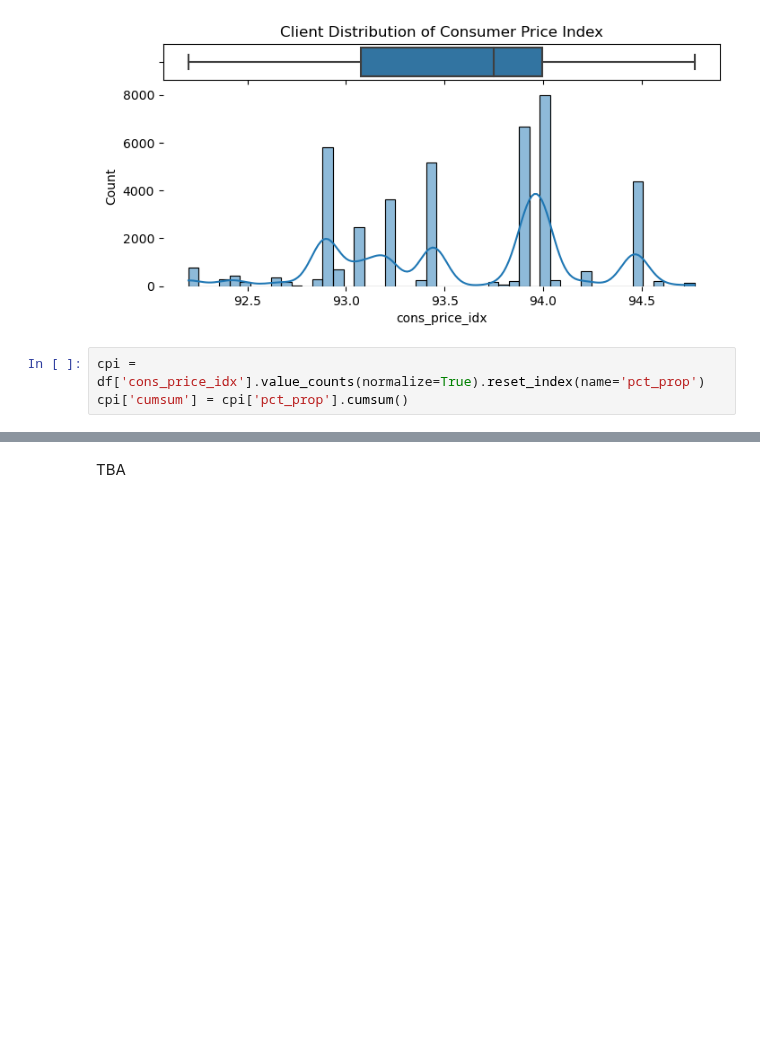
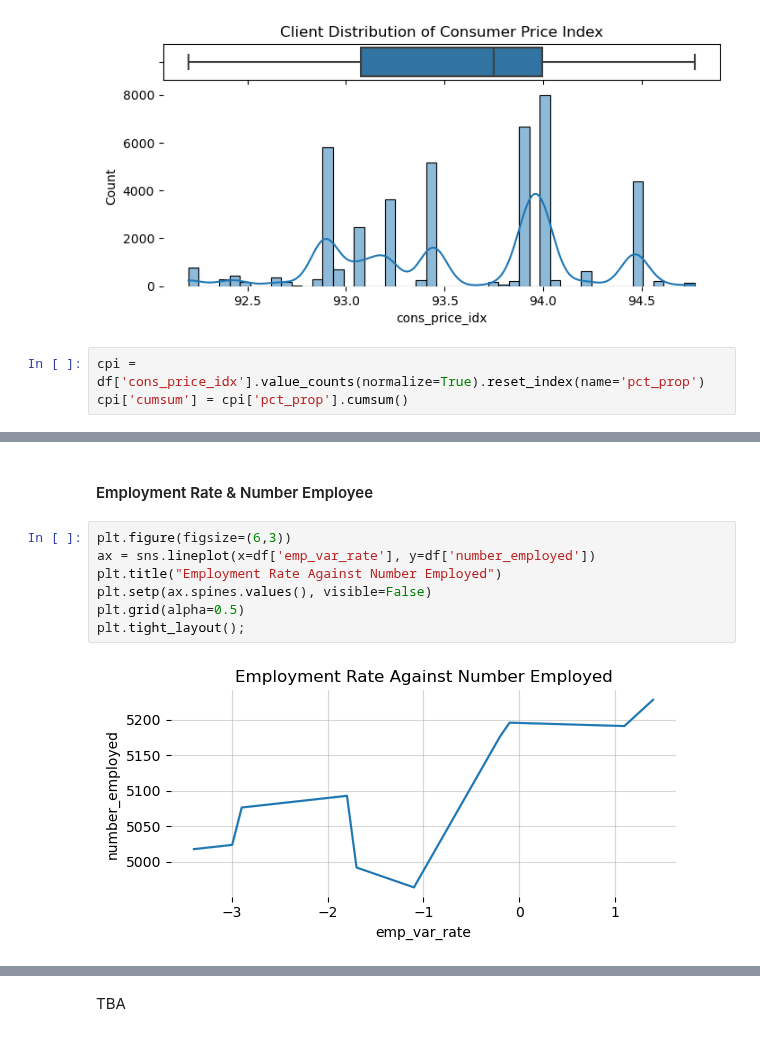
Before and after one commit to clarentcelsia/Analytics, a Jupyter notebook: ml/bank_telemarketing.ipynb, the cells around one changed output, grey strips where cells are left out. Drawn from its saved outputs; the diff is of its cells as text; blank space fills up the shorter version.

```diff
--- a/ml/bank_telemarketing.ipynb
+++ b/ml/bank_telemarketing.ipynb
@@ -1479,0 +1529,11 @@ Hal ini mengindikasi kemungkinan adanya **inflasi** pada saat itu.
+# %% [markdown]
+#### Employment Rate & Number Employee
+# %%
+plt.figure(figsize=(6,3))
+ax = sns.lineplot(x=df['emp_var_rate'], y=df['number_employed'])
+plt.title("Employment Rate Against Number Employed")
+plt.setp(ax.spines.values(), visible=False)
+plt.grid(alpha=0.5)
+plt.tight_layout();
+# %% [output]
+[figure, added]
```
Also changed, not shown: parts of 23 cells of this notebook.
